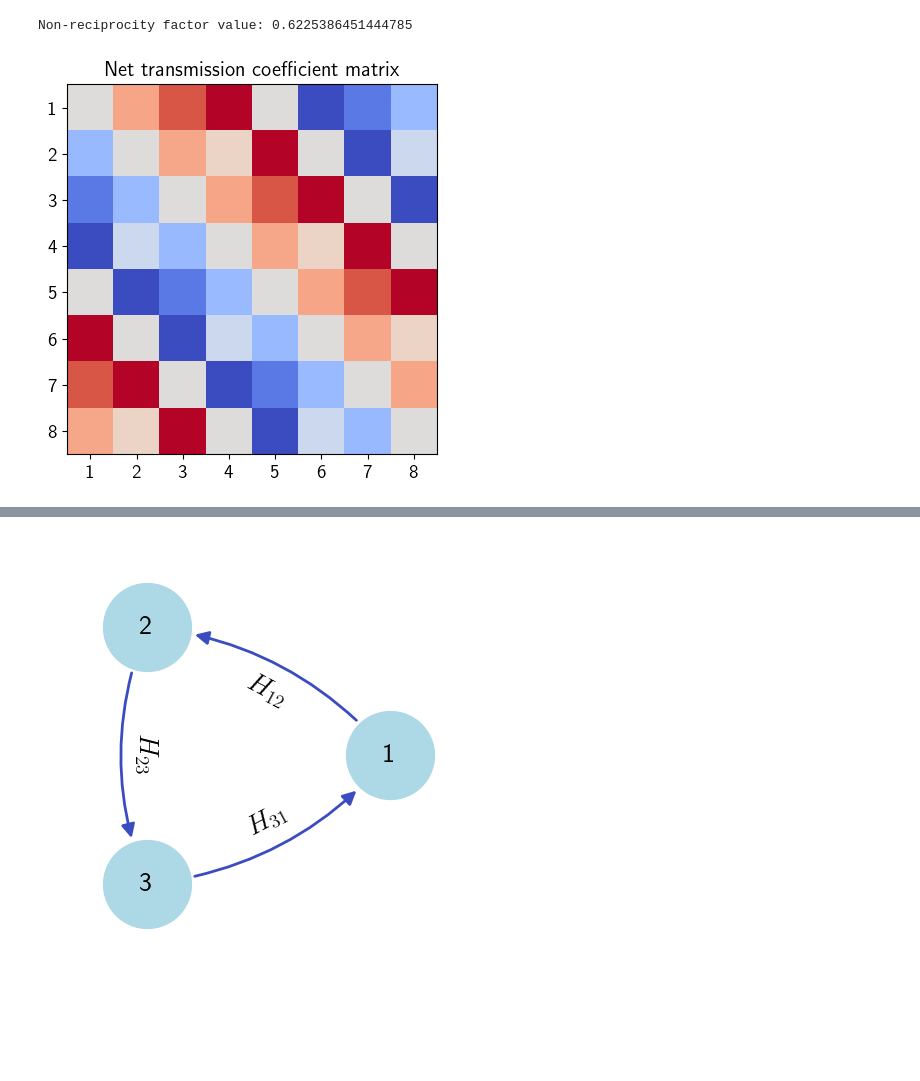
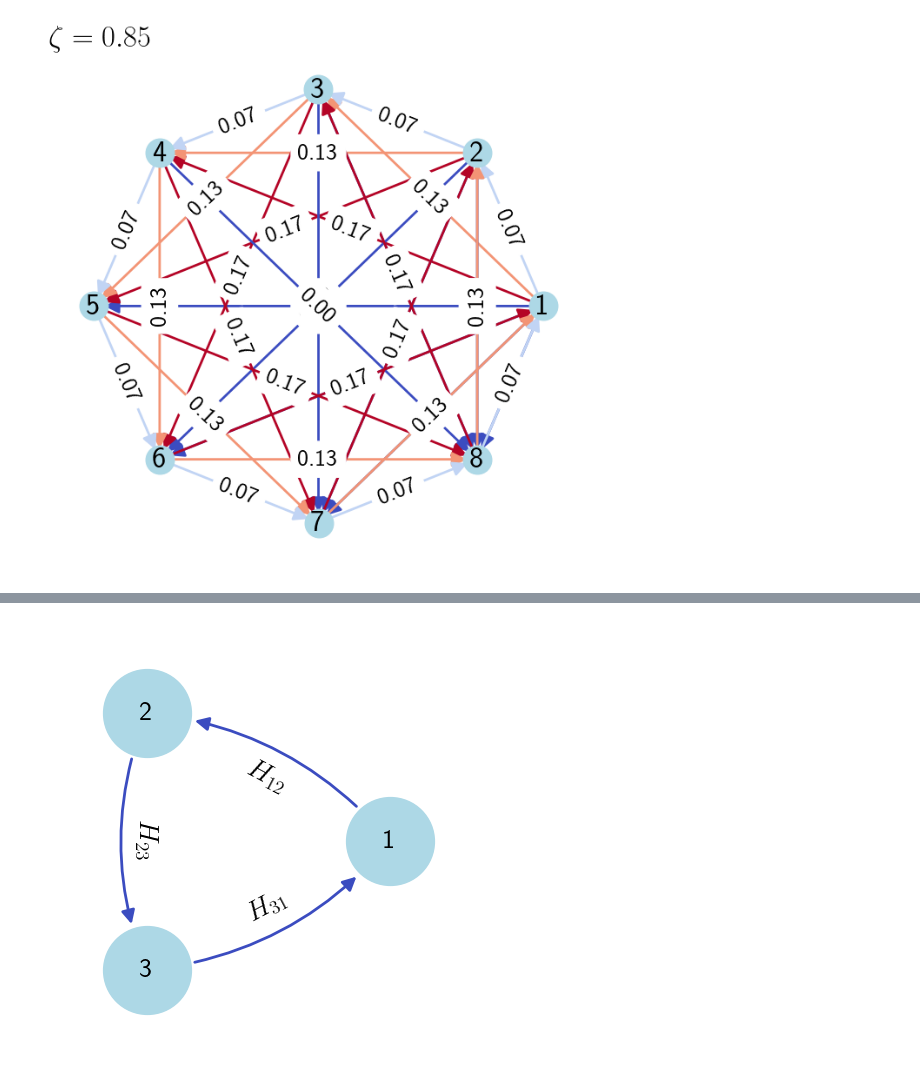
Before and after one commit to GuillemMasdemont/Far-field-heat-transfer-and-monochromatic-heat-currents-in-a-cylindrical-nonreciprocal-cavity, a Jupyter notebook: Codes/Simulation_transmission_coefficient/notebook_TransmissionSimulation.ipynb, the cells around one changed output, grey strips where cells are left out. Cells and saved outputs as stored; diff of their text form; code cells hidden in the pictures; blank space fills up the shorter version.

```diff
--- a/transmission_coefficient/Section3_TransCoef.ipynb
+++ b/Codes/Simulation_transmission_coefficient/notebook_TransmissionSimulation.ipynb
@@ -32,26 +64,38 @@ from helpers_TC import *
 # %%
-#Fig 3c: 4 arctan emissivity profile + 4 BB
-def e(theta, phi, alpha):
+# Fig 3b: Fully non-reciprocal profile
+
+def e_nonreciprocal(theta, phi, alpha):
     """
     Provides the directional emissivity profile at boundary point  alpha in [0, 2 pi)$ (notation following Sec. II),
     for a given azimuthal–polar direction (theta, varphi) in [0, pi/2) x [0, 2 pi).
     """
-    if (alpha % (np.pi / 2)) <= np.pi/4:
-        if theta < 0:
-            theta = -theta
-            phi = phi + np.pi
+    theta[theta < 0] = -theta[theta < 0]
+    phi[theta < 0] += np.pi
 
-        phi = phi % (2 * np.pi)
-        beta = np.cos(phi) * np.sin(theta) #beta following Fig. 1
-        return 1/np.pi * (np.arctan(100*beta) + np.pi/2)
+    phi = phi % (2 * np.pi)
+    beta = np.cos(phi) * np.sin(theta) #beta following Fig. 1
+    return 1/np.pi * (np.arctan(1000*beta) + np.pi/2)
 
-    else:
-        return 1
 
-def a(theta, phi, alpha):
+def a_nonreciprocal(theta, phi, alpha):
     "directional absorption profile constrained by the Generalized Kirchhoff's law"
-    return e(-theta, phi, alpha)
+    return e_nonreciprocal(-theta, phi, alpha)
 
-def r(theta, phi, alpha):
+def r_nonreciprocal(theta, phi, alpha):
     "directional reflection profile"
-    return 1 - a(theta, phi, alpha)
+    return 1 - a_nonreciprocal(theta, phi, alpha)
+
+
+#PARAMETERS:
+n_elem = 8 #number of elements
+dpi_kx = 30 # resolution for kx integration (see Eq. 4) (same value for ky).
+dpi_alpha = 30 # resolution of points for each element (see Eq. 6).
+z = 0 # z-coordinate for the elements (invariant to results)
+
+# Construct the G_matrix using the defined profiles
+G_matrix  = S_ij_one_material_vectorized(n_elem, z, e_nonreciprocal, a_nonreciprocal, r_nonreciprocal, dpi_kx, dpi_alpha)
+
+# Visualize the heat rectification coefficient and the resulting nonreciprocity factor
+heat_rectification_coefficient_graph(G_matrix)
+# %% [output]
+[figure, added]
@@ -71,13 +101,0 @@ T = G_matrix - G_matrix.T
-# %%
-non_reciprocity_factor_value(T)
-
-plt.title('Net transmission coefficient matrix', fontsize = 15)
-plt.imshow(T, cmap = 'coolwarm')
-positions = np.arange(8)
-labels = np.arange(1, 9)
-plt.xticks(positions, labels, fontsize = 14)
-plt.yticks(positions, labels, fontsize = 14)
-plt.show()
-# %% [output]
-Non-reciprocity factor value: 0.6225386451444785
-[figure, removed]
```
Also changed, not shown: parts of 8 cells of this notebook, 40 other files.
